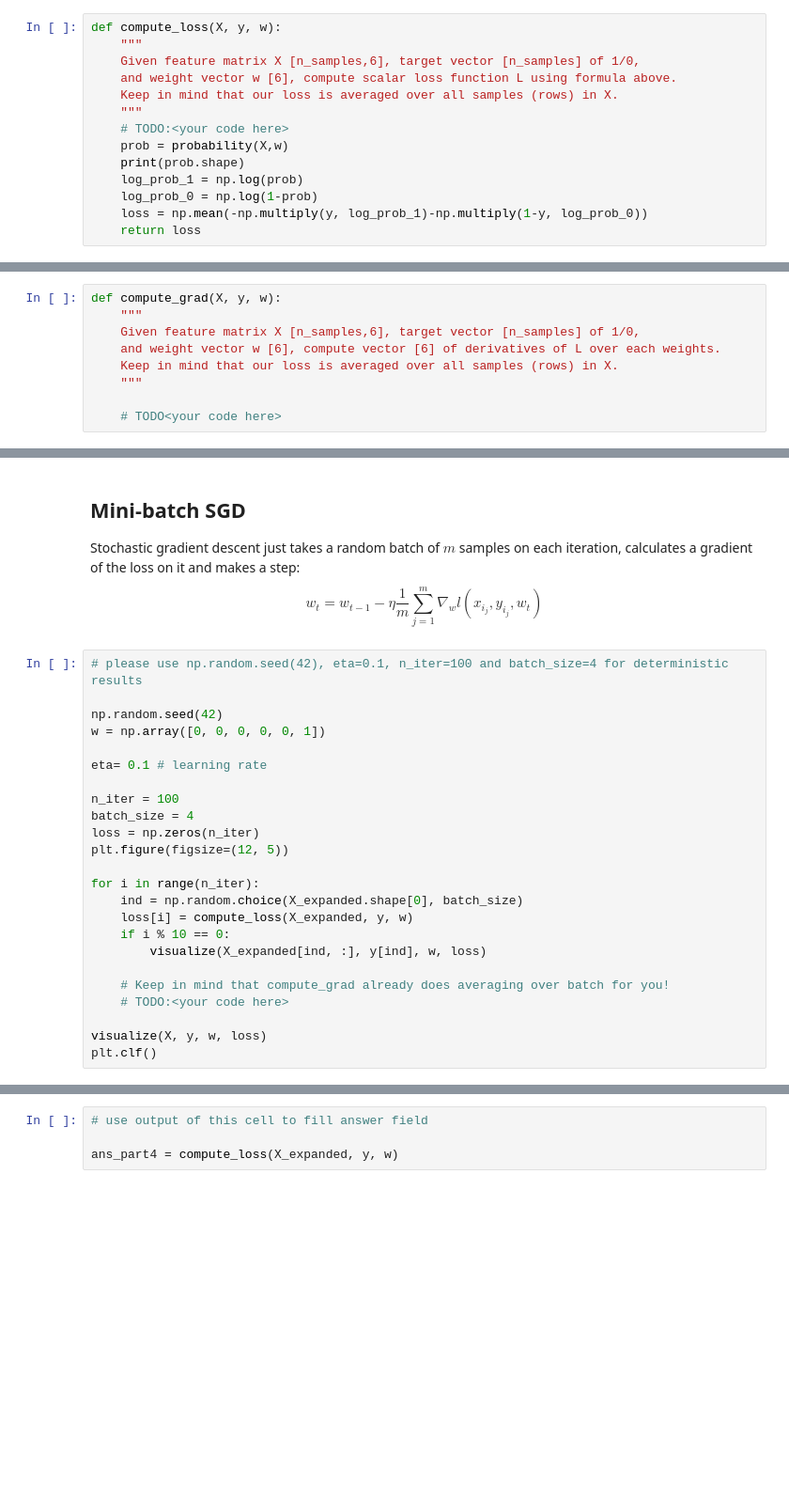
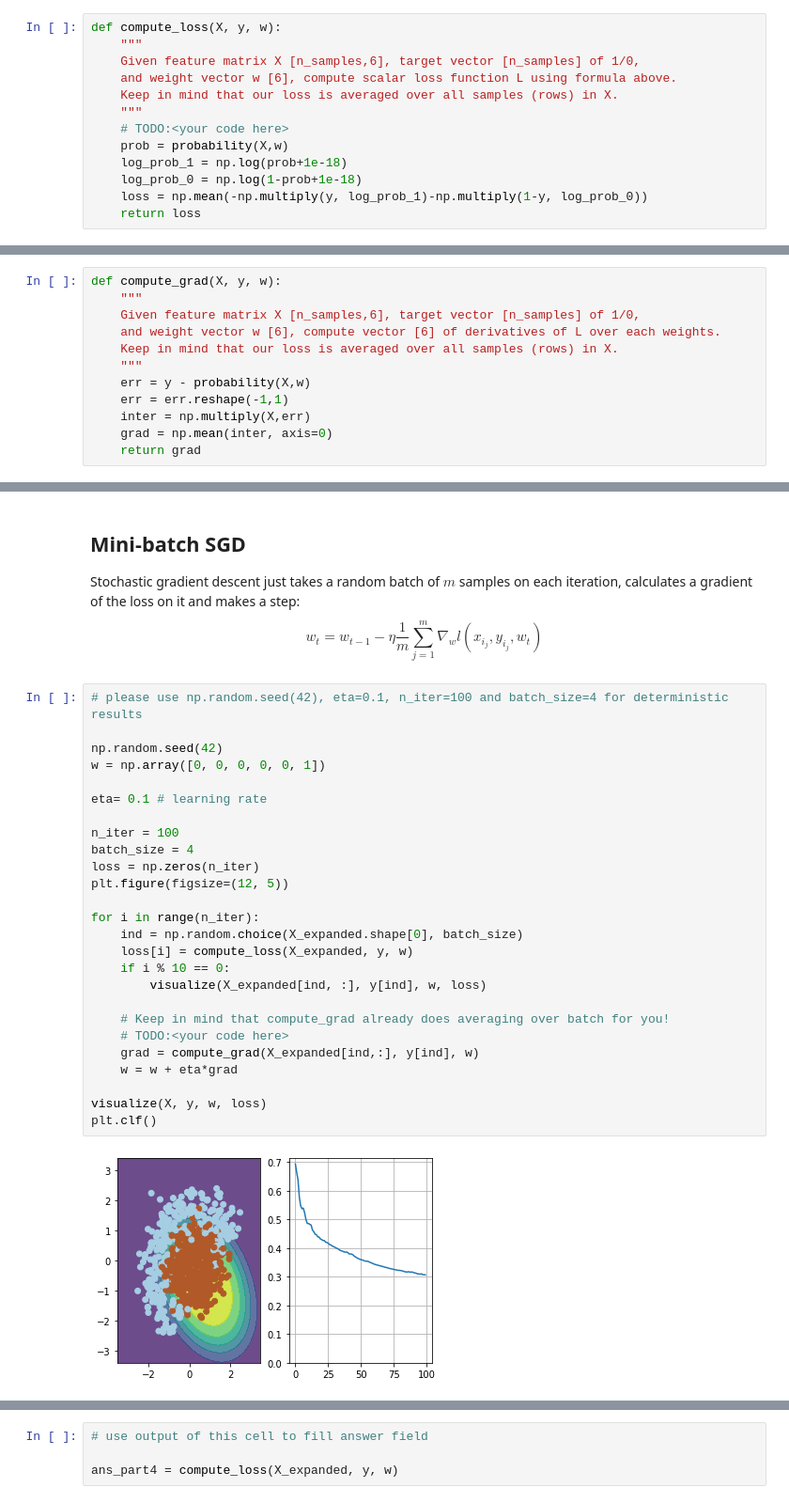
Before and after one commit to amritasenthil/intro-to-dl, a Jupyter notebook: week1/week01_pa.ipynb, the cells around one changed output, grey strips where cells are left out. Shown at 94% size. Drawn from its saved outputs; the diff is of its cells as text; blank space fills up the shorter version.

```diff
--- a/week1/week01_pa.ipynb
+++ b/week1/week01_pa.ipynb
@@ -168,9 +169,8 @@ def compute_loss(X, y, w):
     """
     # TODO:<your code here>
     prob = probability(X,w)
-    print(prob.shape)
-    log_prob_1 = np.log(prob)
-    log_prob_0 = np.log(1-prob)
+    log_prob_1 = np.log(prob+1e-18)
+    log_prob_0 = np.log(1-prob+1e-18)
     loss = np.mean(-np.multiply(y, log_prob_1)-np.multiply(1-y, log_prob_0))
     return loss
 # %%
@@ -205,8 +205,11 @@ def compute_grad(X, y, w):
     and weight vector w [6], compute vector [6] of derivatives of L over each weights.
     Keep in mind that our loss is averaged over all samples (rows) in X.
     """
-
-    # TODO<your code here>
+    err = y - probability(X,w)
+    err = err.reshape(-1,1)
+    inter = np.multiply(X,err)
+    grad = np.mean(inter, axis=0)
+    return grad
 # %%
 # use output of this cell to fill answer field
 ans_part3 = np.linalg.norm(compute_grad(X_expanded, y, dummy_weights))
@@ -258,24 +267,28 @@ $$ w_t = w_{t-1} - \eta \dfrac{1}{m} \sum_{j=1}^m \nabla_w l(x_{i_j}, y_{i_j}, w
 # %%
 # please use np.random.seed(42), eta=0.1, n_iter=100 and batch_size=4 for deterministic results
 
 np.random.seed(42)
 w = np.array([0, 0, 0, 0, 0, 1])
 
 eta= 0.1 # learning rate
 
 n_iter = 100
 batch_size = 4
 loss = np.zeros(n_iter)
 plt.figure(figsize=(12, 5))
 
 for i in range(n_iter):
     ind = np.random.choice(X_expanded.shape[0], batch_size)
     loss[i] = compute_loss(X_expanded, y, w)
     if i % 10 == 0:
         visualize(X_expanded[ind, :], y[ind], w, loss)
 
     # Keep in mind that compute_grad already does averaging over batch for you!
     # TODO:<your code here>
+    grad = compute_grad(X_expanded[ind,:], y[ind], w)
+    w = w + eta*grad
 
 visualize(X, y, w, loss)
 plt.clf()
+# %% [output]
+[figure, added]
```
Also changed, not shown: parts of 11 cells of this notebook.
